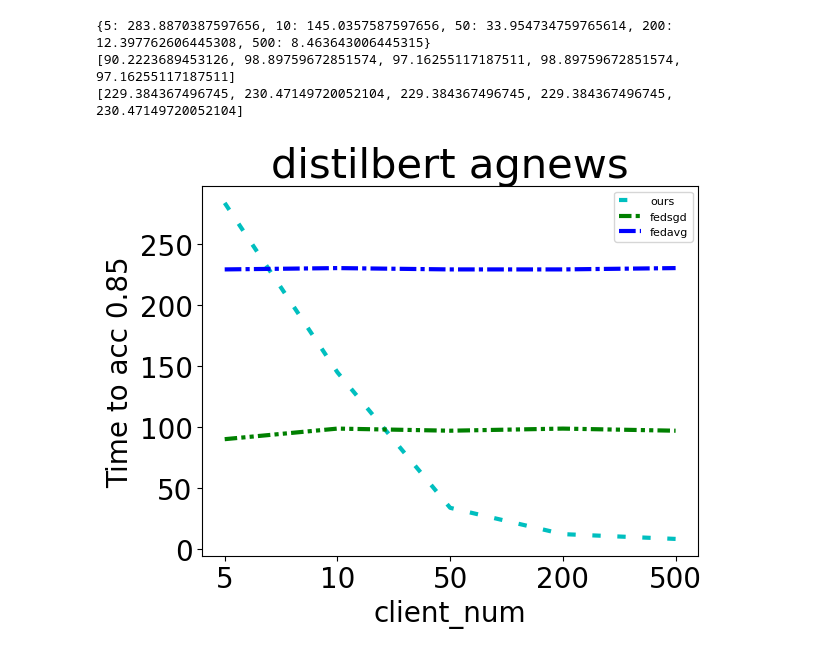
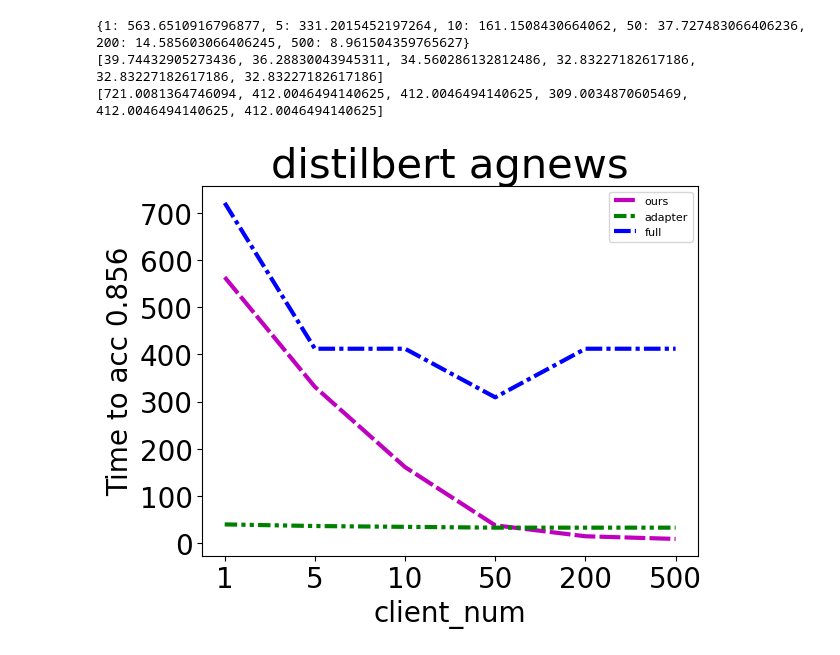
Before and after one commit to UbiquitousLearning/FwdLLM, a Jupyter notebook: all_figures/figure12/figure12.ipynb, the cells around one changed output. Drawn from its saved outputs; the diff is of its cells as text; code cells hidden in the pictures.

```diff
--- a/all_figures/figure12/figure12.ipynb
+++ b/all_figures/figure12/figure12.ipynb
@@ -10,12 +10,12 @@ from collections import defaultdict
 dataset = "agnews"
 model = "distilbert"
 
-train_time_dict = {"ours":0.3085584,"adapter":4.1634,"fedsgd":4.1634,"fedavg":4.1634}
+train_time_dict = {"ours":0.3085584,"adapter":4.1634,"fedsgd":4.1634,"full":6.939}
 
 local_data_num_dict = {"agnews":15,"yahoo":18}
 comm_bandwidth = 10 * 1024**2 /8  # k * 1024**2 /8 => k Mb/s
 
-target_acc = 0.85
+target_acc = 0.856
 time_to_acc_dict ={}
 
 eval_frequence = 5 if dataset == "yahoo" else 1
@@ -32,19 +32,21 @@ def round_to_time(round,eval_frequence,comm_time,method,local_data_num,adhoc=Non
     time_list = [0]
     if method == "ours":
         time = (train_time*local_data_num*adhoc[0] + comm_time*local_data_num)/60
-    elif method == 'fedsgd':
+    # elif method == 'fedsgd':
+    else:
         time = (train_time*local_data_num*adhoc[0] + 2*comm_time*local_data_num)/60
-    else:
-        time = (train_time*local_data_num*adhoc[0] + 2*comm_time)/60
+    # else:
+    #     time = (train_time*local_data_num*adhoc[0] + 2*comm_time)/60
     time_list.append(time)
     for i in range(2,round):
         v_num = adhoc[i-1] if i-1 < len(adhoc) else adhoc[-1]
         if method == "ours":
             time += (train_time*local_data_num*v_num*eval_frequence + comm_time*local_data_num)/60
-        elif method == 'fedsgd':
+        # elif method == 'fedsgd':
+        else:
             time += (train_time*local_data_num*v_num*eval_frequence + 2*comm_time*local_data_num)/60
-        else:
-            time += (train_time*local_data_num*adhoc[0] + 2*comm_time)/60
+        # else:
+        #     time += (train_time*local_data_num*adhoc[0] + 2*comm_time)/60
         time_list.append(time)
     return time_list
 
@@ -55,11 +57,14 @@ def get_time_to_target_acc(target_acc,acc_list,time_list):
         i += 1
     return time_list[i] if i<n else 10000
 
-client_num_list = [5,10,50,200,500]
+client_num_list = [1,5,10,50,200,500]
 method = "ours"
 time_to_acc_list = []
 for i,client_num in enumerate(client_num_list):
-    file = f'./distilbert_agnews/fedFwd_distilbert_agnews_lr0.01_client_num_{client_num}_numerical_muti_v{1000//client_num}.log'
+    if client_num == 1:
+        file = '/data/wyz/FedNLP/experiments/distributed/transformer_exps/run_tc_exps/log/end2end/diff_client_num/distilbert_agnews/fedFwd_distilbert_agnews_lr0.01_client_num_1_numerical_muti_v300.log'
+    else:
+        file = f'./distilbert_agnews/fedFwd_distilbert_agnews_lr0.01_client_num_{client_num}_numerical_muti_v{1000//client_num}.log'
     local_data_num = local_data_num_dict[dataset]
     with open(file) as f:
         for line in f:
@@ -69,6 +74,8 @@ for i,client_num in enumerate(client_num_list):
         comm_time = param_num * 4 / comm_bandwidth
         acc = [0]
         adhoc = f'{1000//client_num},{1000//client_num},{1000//client_num}'
+        if client_num == 1:
+            adhoc = '300,300,300'
         max_acc = 0
         for line in f:
             if "'acc':" in line:
@@ -96,13 +103,14 @@ print(time_to_acc_dict)
 
 plt.plot(range(len(time_to_acc_list)), time_to_acc_list, linestyle=linestyle[i], color=colors[i],label='ours',linewidth=lw)
 
-new_client_num_list = [5,50,200,500,1000]
-method_list = ['fedsgd','fedavg']
+new_client_num_list = [1,5,10,50,200,500]
+method_list = ['adapter','full']
 
 for i,method in enumerate(method_list):
     time_to_acc_list = []
     for client_num in new_client_num_list:
-        file = f'./distilbert_agnews/{method}_bert_agnews_lr0.01_client_num_{client_num}.log'
+        # file = f'./distilbert_agnews/{method}_bert_agnews_lr0.01_client_num_{client_num}.log'
+        file = f'/data/wyz/FedNLP/experiments/distributed/transformer_exps/run_tc_exps/log/end2end/diff_client_num/distilbert_agnews/fedsgd_distilbert_agnews_lr0.01_client_num_{client_num}_{method}.log'
         local_data_num = local_data_num_dict[dataset]
         with open(file) as f:
             for line in f:
@@ -110,35 +118,35 @@ for i,method in enumerate(method_list):
                     param_num = int(line[line.rfind(":")+2:-2])
                     break
             comm_time = param_num * 4 / comm_bandwidth
             acc = [0]
             adhoc = f'1,1,1'
             max_acc = 0
             for line in f:
                 if "'acc':" in line:
                     cur_acc = float(line[line.rfind("'acc':")+7:line.rfind(",")])
                     if cur_acc>max_acc:
                         max_acc = cur_acc
                     else:
                         cur_acc = max_acc
                     acc.append(cur_acc)
             time_list = round_to_time(len(acc),eval_frequence,comm_time,method,local_data_num,adhoc)
             # time_to_acc_dict[client_num] = get_time_to_target_acc(target_acc,acc,time_list)
             time_to_acc_list.append(get_time_to_target_acc(target_acc,acc,time_list))
     print(time_to_acc_list)
     plt.plot(range(len(time_to_acc_list)), time_to_acc_list, linestyle=linestyle[i+1], color=colors[i+1],label=method,linewidth=lw)
 
 
 plt.xticks(range(len(time_to_acc_list)),client_num_list)
 plt.xlabel("client_num",fontsize=20)
-plt.ylabel("Time to acc 0.85",fontsize=20)
+plt.ylabel(f"Time to acc {target_acc}",fontsize=20)
 plt.xticks(size = 20)
 plt.yticks(size = 20)
 plt.legend(fontsize=8)
 plt.title(f"{model} {dataset}",fontsize=30)
 # plt.show()
 plt.savefig("/data/wyz/ForwardFL-Latex/figs/eval-e2e-clients.pdf",bbox_inches="tight")
 # %% [output]
-{5: 283.8870387597656, 10: 145.0357587597656, 50: 33.954734759765614, 200: 12.397762606445308, 500: 8.463643006445315}
-[90.2223689453126, 98.89759672851574, 97.16255117187511, 98.89759672851574, 97.16255117187511]
-[229.384367496745, 230.47149720052104, 229.384367496745, 229.384367496745, 230.47149720052104]
+{1: 563.6510916796877, 5: 331.2015452197264, 10: 161.1508430664062, 50: 37.727483066406236, 200: 14.585603066406245, 500: 8.961504359765627}
+[39.74432905273436, 36.28830043945311, 34.560286132812486, 32.83227182617186, 32.83227182617186, 32.83227182617186]
+[721.0081364746094, 412.0046494140625, 412.0046494140625, 309.0034870605469, 412.0046494140625, 412.0046494140625]
-[figure, old version]
+[figure, new version]
```
Also changed, not shown: 2 other files.
